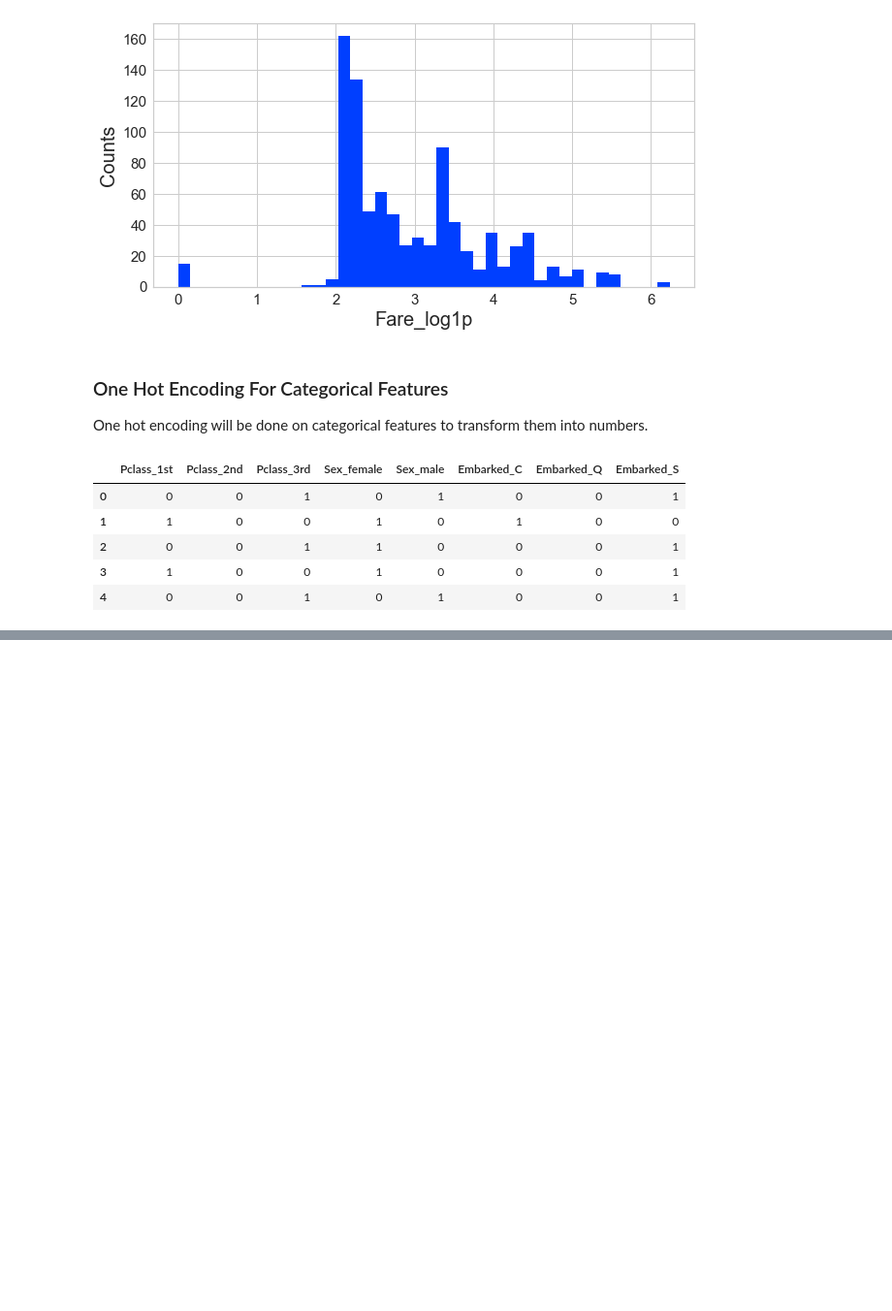
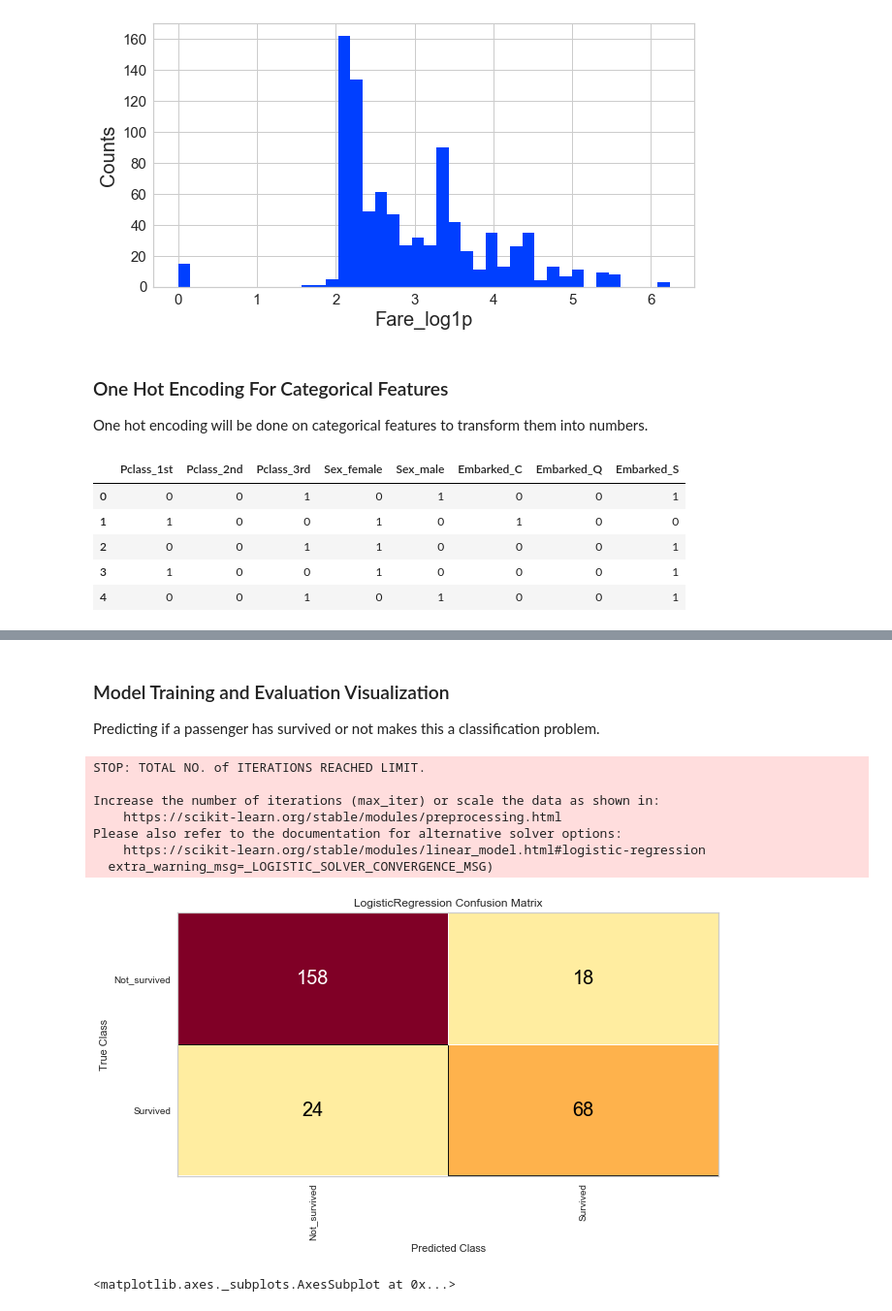
Before and after one commit to kdenny25/Titanic-Survival-Analysis, a Jupyter notebook: Titanic Survivor Analysis.ipynb, the cells around one changed output, grey strips where cells are left out. Shown at 97% size. Saved outputs shown, nothing was run; the diff lists cells and outputs as text; code cells hidden in the pictures; blank space fills up the shorter version.

Commit message:
Add files via upload
Completed jupyter notebook and data science tutorial

```diff
--- a/Titanic Survivor Analysis.ipynb
+++ b/Titanic Survivor Analysis.ipynb
@@ -415,0 +420,11 @@ data_cat_dummies.head()
+# %%
+# create a whole feature dataset that can be used for train
+# and validation data splitting
+# dummy features and numerical features will be combined.
+features_model = ['Age', 'SibSp', 'Parch', 'Fare_log1p']
+
+data_model_X = pd.concat([data[features_model], data_cat_dummies], axis=1)
+
+# create a whole target dataset that can be used for train
+# and validation data splitting
+data_model_y = data.replace({'Survived': {1:'Survived', 0: 'Not_survived'}})['Survived']
@@ -415,0 +468,44 @@ data_cat_dummies.head()
+# %% [markdown]
+### Model Training and Evaluation Visualization
+
+Predicting if a passenger has survived or not makes this a classification problem.
+# %%
+# Confusion matrix with Yellowbrick
+from sklearn.linear_model import LogisticRegression
+
+from yellowbrick.classifier import ConfusionMatrix
+from yellowbrick.classifier import ClassificationReport
+from yellowbrick.classifier import ROCAUC
+
+# Instantiate the classification model
+model = LogisticRegression()
+
+# The Confusion Matrix visualizer taxes a model
+classes = ['Not_survived', 'Survived']
+cm = ConfusionMatrix(model, classes=classes, percent=False)
+
+# Fit fits the passed model. This is unnecessary if
+# you pass the visualizer a pre-fitted model
+cm.fit(X_train, y_train)
+
+# To create the confusion matrix, we need some test
+# data. Score runs predict() on the data and then
+# creates the confusion_matrix from scikit learn.
+cm.score(X_val, y_val)
+
+# change fontsize of the labels in the figure
+for label in cm.ax.texts:
+    label.set_size(20)
+
+# Check Work
+cm.poof()
+# %% [output]
+STOP: TOTAL NO. of ITERATIONS REACHED LIMIT.
+
+Increase the number of iterations (max_iter) or scale the data as shown in:
+    https://scikit-learn.org/stable/modules/preprocessing.html
+Please also refer to the documentation for alternative solver options:
+    https://scikit-learn.org/stable/modules/linear_model.html#logistic-regression
+  extra_warning_msg=_LOGISTIC_SOLVER_CONVERGENCE_MSG)
+[figure, added]
+<matplotlib.axes._subplots.AxesSubplot at 0x...>
```
Also changed, not shown: parts of 10 cells of this notebook.
